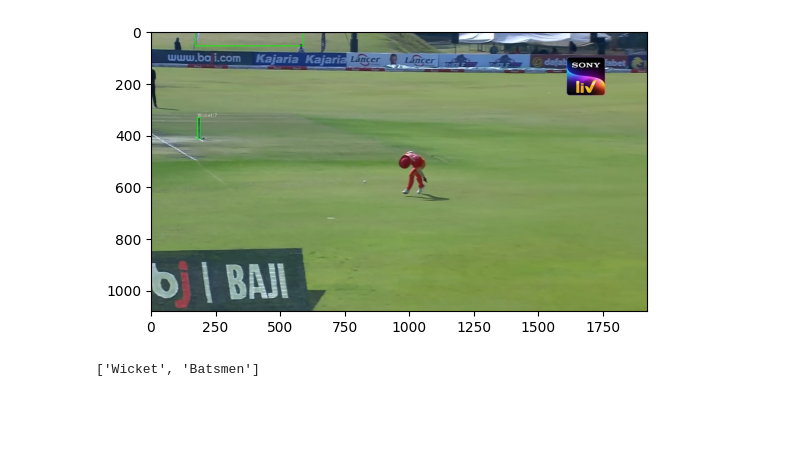
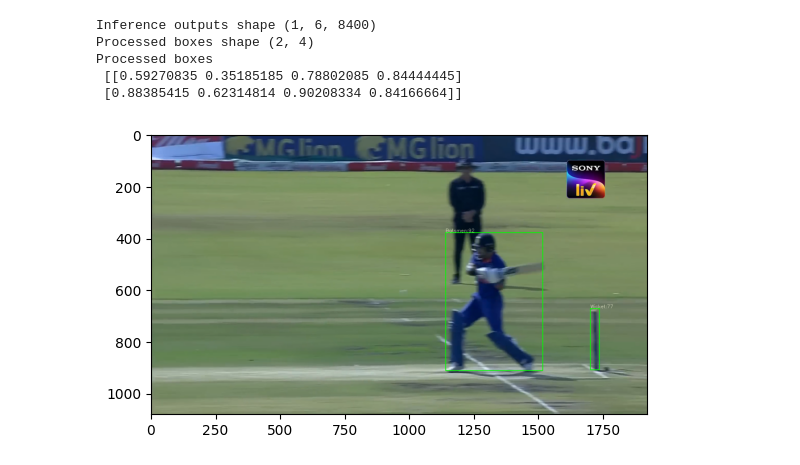
Before and after one commit to OsuraSenitha/third-umpire-decision-automation, a Jupyter notebook: backend/experiments/sandboxes/infer-objects-detect-onnx.ipynb, the cells around one changed output. Cells and saved outputs as stored; diff of their text form; code cells hidden in the pictures; blank space fills up the shorter version.

```diff
--- a/backend/experiments/sandboxes/infer-objects-detect-onnx.ipynb
+++ b/backend/experiments/sandboxes/infer-objects-detect-onnx.ipynb
@@ -9,14 +9,23 @@ from src.infer.object_detect import ObjectDetectModel
 # %%
 onnx_path = "../../training-jobs/detect/cricket-object-detect17/weights/best.onnx"
-img_path = "../data/Cricket-Semantic-Segmentation[Native]/images/2022-08-24 (14).png"
+img_path = "../data/test/2022-08-24 (13).png"
 
 model = ObjectDetectModel(onnx_path)
 # output = model(img_path, 0.3)
 output = model(img_path)
 output.show_image()
+
+# [
+#     [x,y,w,h,0.12,0.12],
+#     [x,y,w,h,0.65,0.12],
+#     [x,y,w,h,0.23,0.12],
+#     [x,y,w,h,0.45,0.87],
+#     ....
+# ]
 # %% [output]
+Inference outputs shape (1, 6, 8400)
+Processed boxes shape (2, 4)
+Processed boxes
+ [[0.59270835 0.35185185 0.78802085 0.84444445]
+ [0.88385415 0.62314814 0.90208334 0.84166664]]
-[figure, old version]
+[figure, new version]
-# %%
-output.labels
-# %% [output]
-['Wicket', 'Batsmen']
```
Also changed, not shown: parts of 1 cell of this notebook, 5 other files.
